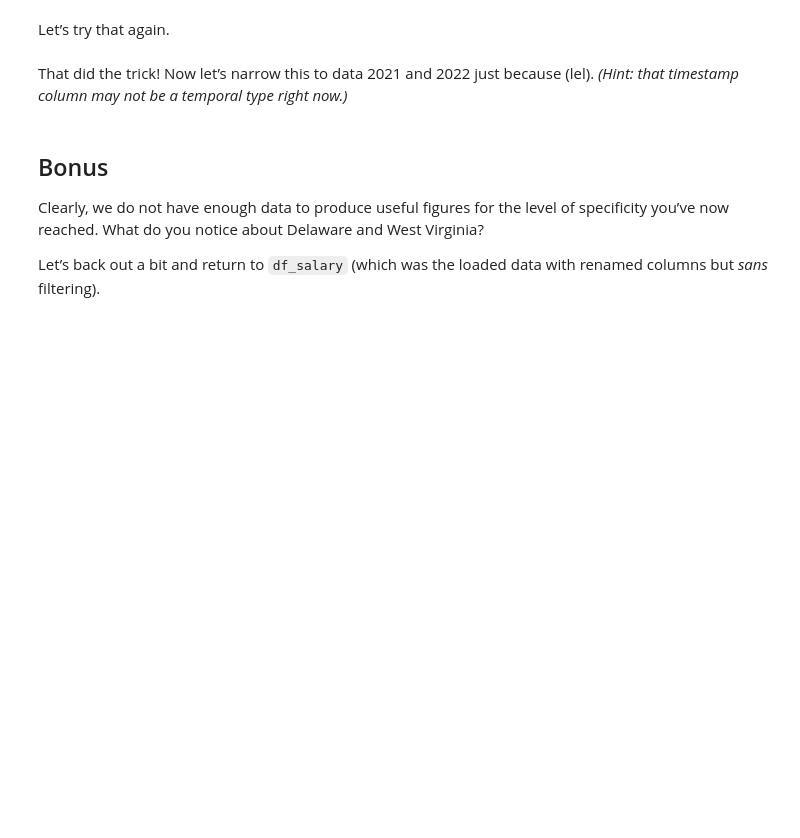
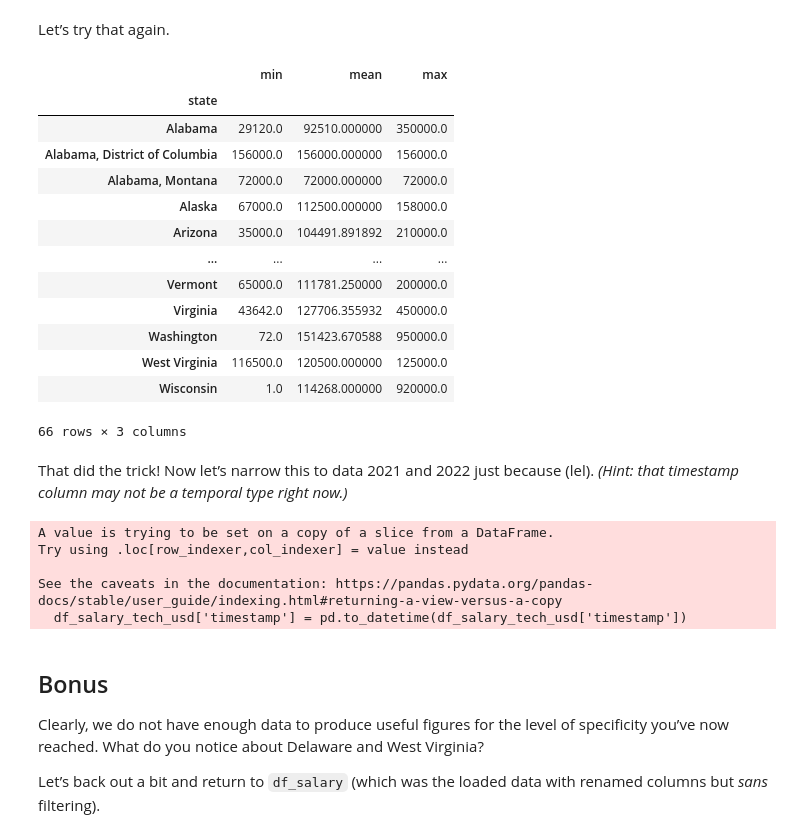
Before and after one commit to notprowler/2024-DS-Tue, a Jupyter notebook: Week-02-DS-Overview-and-Data/Exercise-AT.ipynb, the cells around one changed output. Drawn from its saved outputs; the diff is of its cells as text; code cells hidden in the pictures; blank space fills up the shorter version.

```diff
--- a/Week-02-DS-Overview-and-Data/Exercise-AT.ipynb
+++ b/Week-02-DS-Overview-and-Data/Exercise-AT.ipynb
@@ -144,3 +301,6 @@ You’re going to have a gander at the computing/tech subset first because thats
 That value among the top 5 is what you’re looking for innit? Filter out all the rows not in that industry and save it into a new dataframe.
 # %%
 # Filtery filter. (Save it to a new variable, df_salary_tech.)
+
+df_salary_tech = df_salary[df_salary['industry'] == 'Computing or Tech']
+df_salary_tech["industry"].value_counts() # just to verify our filter
@@ -154,6 +324,8 @@ We are very interested in salary figures. But how many dollars 💵 is a euro
 For now, let’s just look at U.S. dollars (`'USD'`).
 # %%
 # Filtery filter for just the jobs that pay in USD!
+
+df_salary_tech_usd = df_salary_tech[df_salary_tech['currency'] == 'USD']
 # %% [markdown]
 What we really want know is how each U.S. city pays in tech. What value in `country` represents the United States of America?
 # %%
@@ -168,0 +355,9 @@ Let’s not worry about anything below the first 5 values for now. Convert the t
+# %%
+# Replace them all with 'US'.
+replace_dict = {
+    "USA" : "US",
+    "U.S.": "US",
+    "United States": "US",
+    "United States of America": "US",
+}
+df_salary_tech_usd['country'] = df_salary_tech_usd['country'].replace(replace_dict)
@@ -187,0 +395,3 @@ Well, pooh! We forgot that `salary` isn’t numeric. Something wrong must be fix
+# %%
+# Fix it.
+df_salary_tech_usd['salary'] = df_salary_tech_usd['salary'].str.replace(',', '').str.replace('$', '').str.replace(' ', '').astype(float)
@@ -189,10 +405,33 @@ Well, pooh! We forgot that `salary` isn’t numeric. Something wrong must be fix
 Let’s try that again.
 # %%
 # Try it again. Yeah!
+df_salary_tech_usd.groupby('state')['salary'].agg(['min', 'mean', 'max'])
+# %% [output]
+|  | min | mean | max |
+| state |  |  |  |
+| Alabama | 29120.0 | 92510.000000 | 350000.0 |
+| Alabama, District of Columbia | 156000.0 | 156000.000000 | 156000.0 |
+| Alabama, Montana | 72000.0 | 72000.000000 | 72000.0 |
+| Alaska | 67000.0 | 112500.000000 | 158000.0 |
+| Arizona | 35000.0 | 104491.891892 | 210000.0 |
+| ... | ... | ... | ... |
+| Vermont | 65000.0 | 111781.250000 | 200000.0 |
+| Virginia | 43642.0 | 127706.355932 | 450000.0 |
+| Washington | 72.0 | 151423.670588 | 950000.0 |
+| West Virginia | 116500.0 | 120500.000000 | 125000.0 |
+| Wisconsin | 1.0 | 114268.000000 | 920000.0 |
+66 rows × 3 columns
 # %% [markdown]
 That did the trick! Now let’s narrow this to data 2021 and 2022 just because (lel). *(Hint: that timestamp column may not be a temporal type right now.)*
 # %%
 # Filter the data to within 2021, 2022, or 2023, saving the DataFrame to a new variable, and generate the summary again.
+df_salary_tech_usd['timestamp'] = pd.to_datetime(df_salary_tech_usd['timestamp'])
+# %% [output]
+A value is trying to be set on a copy of a slice from a DataFrame.
+Try using .loc[row_indexer,col_indexer] = value instead
+
+See the caveats in the documentation: https://pandas.pydata.org/pandas-docs/stable/user_guide/indexing.html#returning-a-view-versus-a-copy
+  df_salary_tech_usd['timestamp'] = pd.to_datetime(df_salary_tech_usd['timestamp'])
 # %% [markdown]
 ## Bonus
 
```
Also changed, not shown: parts of 27 cells of this notebook.
